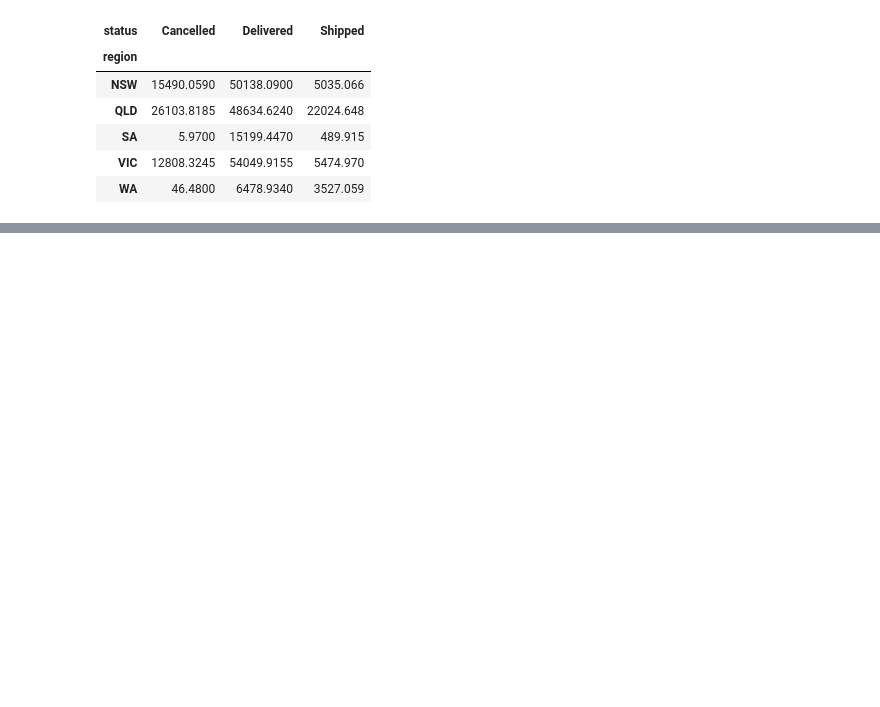
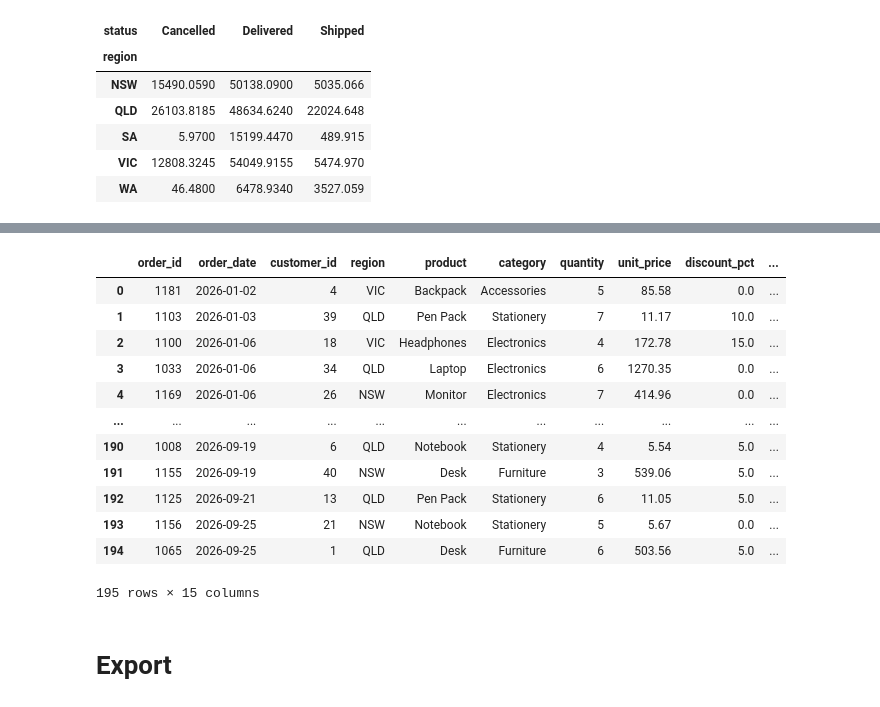
Before and after one commit to helenlex/Little-Projects, a Jupyter notebook: Learning Pandas Basics/playing_around_with_pandas.ipynb, the cells around one changed output, grey strips where cells are left out. Drawn from its saved outputs; the diff is of its cells as text; code cells hidden in the pictures; blank space fills up the shorter version.

```diff
--- a/Learning Pandas Basics/playing_around_with_pandas.ipynb
+++ b/Learning Pandas Basics/playing_around_with_pandas.ipynb
@@ -531,0 +576,27 @@ file.groupby(["region", "status"])["total"].sum().unstack()
+# %%
+# creating a dict and creating a new data frame
+lookup_dict = {"region" : ["NSW", "VIC", "QLD", "WA", "SA"],
+             "state_name": ["New South Wales", "Victoria", "Queensland", "Western Australia", "South Australia"],
+             "manager": ["Priya Nair", "Tom Henderson", "Mei Zhang", "Jack O'Connell", "Sofia Rossi" ]
+             }
+
+lookup_df = pd.DataFrame(lookup_dict)
+# %%
+# left join
+file.merge(right= lookup_df, how= "left", on= "region")
+# %% [output]
+|  | order_id | order_date | customer_id | region | product | category | quantity | unit_price | discount_pct | ... |
+| 0 | 1181 | 2026-01-02 | 4 | VIC | Backpack | Accessories | 5 | 85.58 | 0.0 | ... |
+| 1 | 1103 | 2026-01-03 | 39 | QLD | Pen Pack | Stationery | 7 | 11.17 | 10.0 | ... |
+| 2 | 1100 | 2026-01-06 | 18 | VIC | Headphones | Electronics | 4 | 172.78 | 15.0 | ... |
+| 3 | 1033 | 2026-01-06 | 34 | QLD | Laptop | Electronics | 6 | 1270.35 | 0.0 | ... |
+| 4 | 1169 | 2026-01-06 | 26 | NSW | Monitor | Electronics | 7 | 414.96 | 0.0 | ... |
+| ... | ... | ... | ... | ... | ... | ... | ... | ... | ... | ... |
+| 190 | 1008 | 2026-09-19 | 6 | QLD | Notebook | Stationery | 4 | 5.54 | 5.0 | ... |
+| 191 | 1155 | 2026-09-19 | 40 | NSW | Desk | Furniture | 3 | 539.06 | 5.0 | ... |
+| 192 | 1125 | 2026-09-21 | 13 | QLD | Pen Pack | Stationery | 6 | 11.05 | 5.0 | ... |
+| 193 | 1156 | 2026-09-25 | 21 | NSW | Notebook | Stationery | 5 | 5.67 | 0.0 | ... |
+| 194 | 1065 | 2026-09-25 | 1 | QLD | Desk | Furniture | 6 | 503.56 | 5.0 | ... |
+195 rows × 15 columns
+# %% [markdown]
+# Export
```
Also changed, not shown: parts of 8 cells of this notebook, 1 other file.
